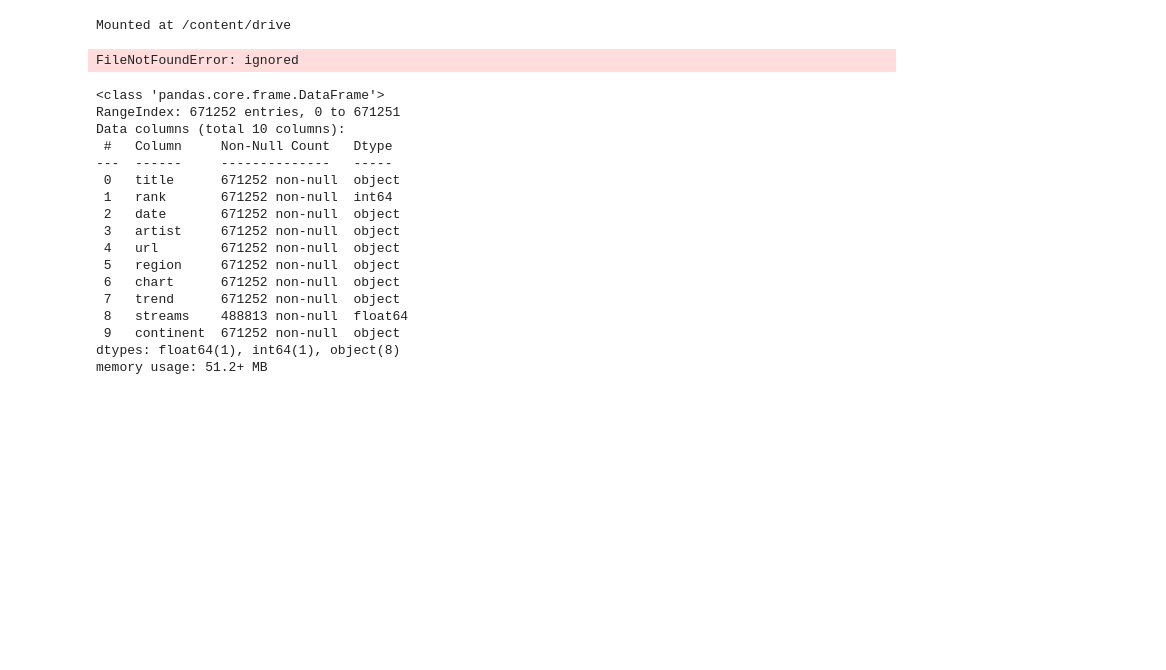
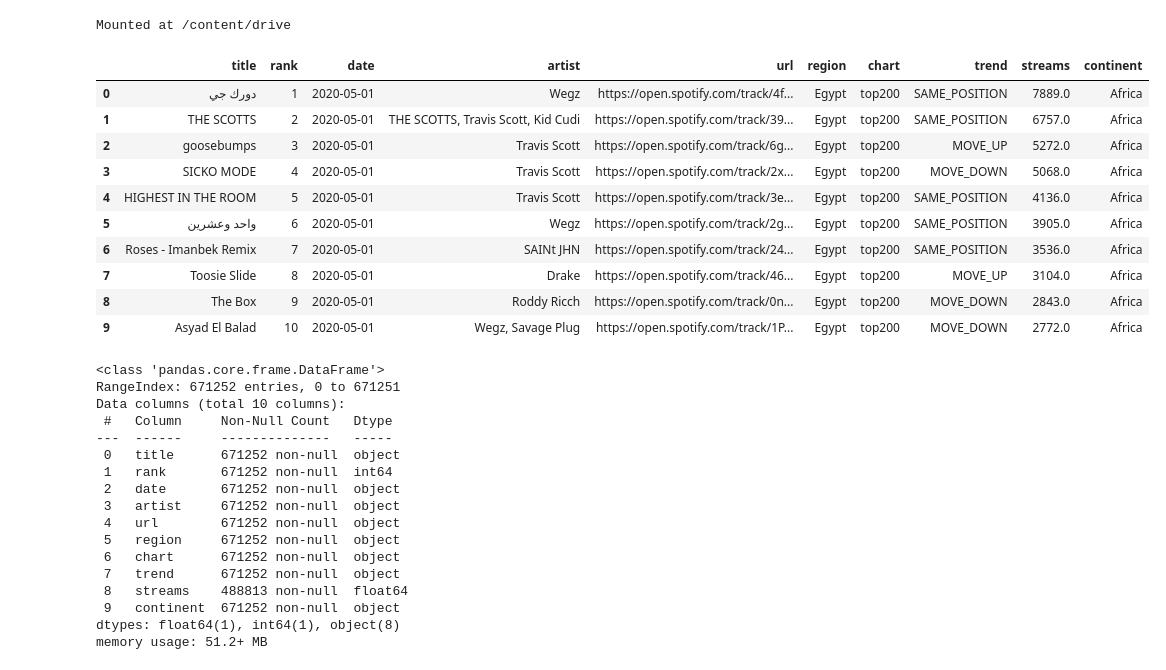
Before and after one commit to sotycharlie/Sportify, a Jupyter notebook: Africa.ipynb, the cells around one changed output. Cells and saved outputs as stored; diff of their text form; code cells hidden in the pictures; blank space fills up the shorter version.

```diff
--- a/Africa.ipynb
+++ b/Africa.ipynb
@@ -11,12 +11,25 @@ from google.colab import drive
 drive.mount('/content/drive')
 # %% [output]
 Mounted at /content/drive
-# %%
-# load the data
-africa= pd.read_csv('Continents/Africa.csv')
-africa.head(100)
-# %% [output]
-FileNotFoundError: ignored
+# %%
+file_id= "1zDp0vCuI4SpME7TQF4aPPvdUOzqPLCuu"
+url = 'https://drive.google.com/uc?id={}'.format(file_id)
+df = pd.read_csv(url)
+# %%
+africa= df
+africa.head(10)
+# %% [output]
+|  | title | rank | date | artist | url | region | chart | trend | streams | continent |
+| 0 | دورك جي | 1 | 2020-05-01 | Wegz | https://open.spotify.com/track/4f... | Egypt | top200 | SAME_POSITION | 7889.0 | Africa |
+| 1 | THE SCOTTS | 2 | 2020-05-01 | THE SCOTTS, Travis Scott, Kid Cudi | https://open.spotify.com/track/39... | Egypt | top200 | SAME_POSITION | 6757.0 | Africa |
+| 2 | goosebumps | 3 | 2020-05-01 | Travis Scott | https://open.spotify.com/track/6g... | Egypt | top200 | MOVE_UP | 5272.0 | Africa |
+| 3 | SICKO MODE | 4 | 2020-05-01 | Travis Scott | https://open.spotify.com/track/2x... | Egypt | top200 | MOVE_DOWN | 5068.0 | Africa |
+| 4 | HIGHEST IN THE ROOM | 5 | 2020-05-01 | Travis Scott | https://open.spotify.com/track/3e... | Egypt | top200 | SAME_POSITION | 4136.0 | Africa |
+| 5 | واحد وعشرين | 6 | 2020-05-01 | Wegz | https://open.spotify.com/track/2g... | Egypt | top200 | SAME_POSITION | 3905.0 | Africa |
+| 6 | Roses - Imanbek Remix | 7 | 2020-05-01 | SAINt JHN | https://open.spotify.com/track/24... | Egypt | top200 | SAME_POSITION | 3536.0 | Africa |
+| 7 | Toosie Slide | 8 | 2020-05-01 | Drake | https://open.spotify.com/track/46... | Egypt | top200 | MOVE_UP | 3104.0 | Africa |
+| 8 | The Box | 9 | 2020-05-01 | Roddy Ricch | https://open.spotify.com/track/0n... | Egypt | top200 | MOVE_DOWN | 2843.0 | Africa |
+| 9 | Asyad El Balad | 10 | 2020-05-01 | Wegz, Savage Plug | https://open.spotify.com/track/1P... | Egypt | top200 | MOVE_DOWN | 2772.0 | Africa |
 # %%
 africa.info()
 # %% [output]
```
